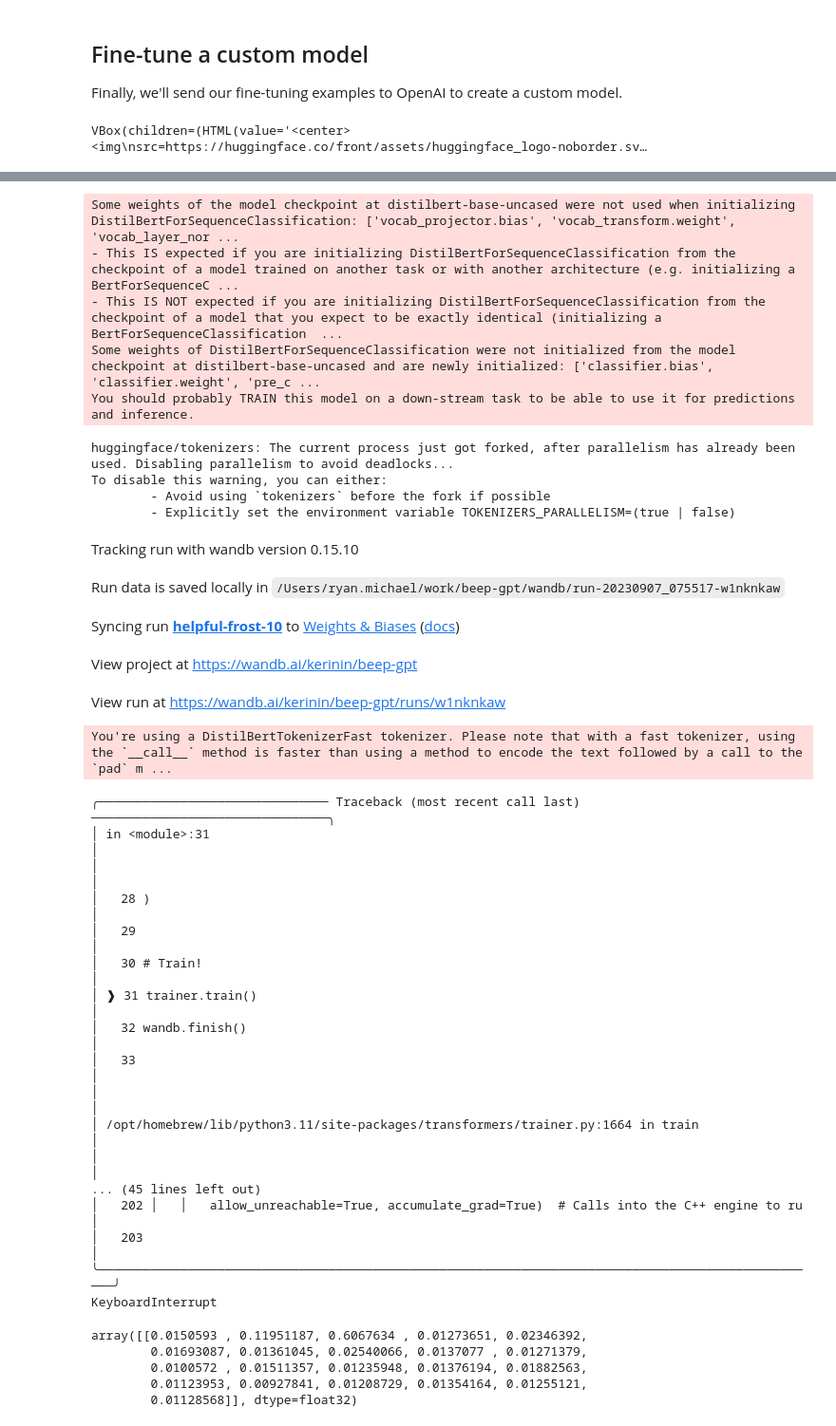
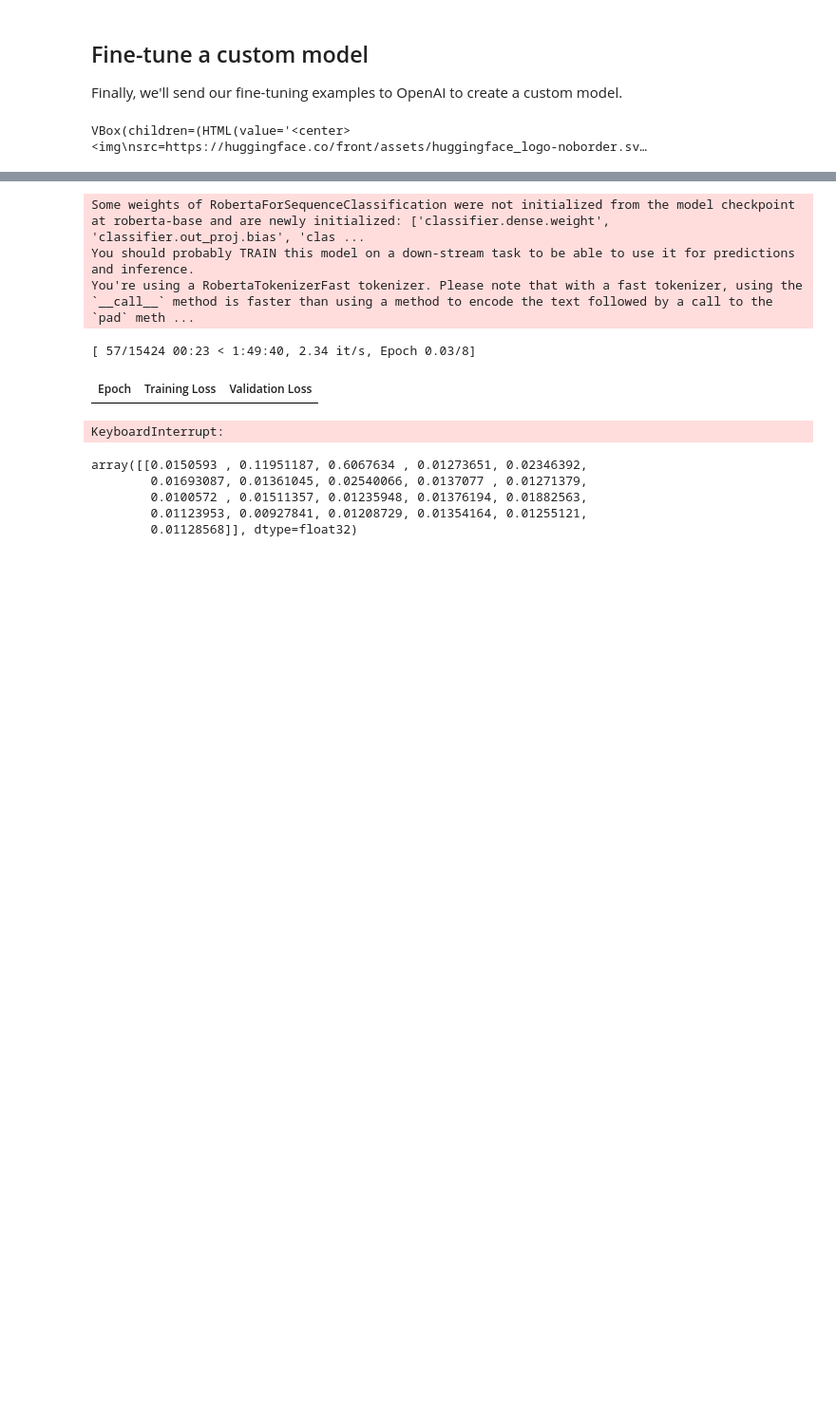
Before and after one commit to kaskada-ai/beep-gpt, a Jupyter notebook: FineTuning_huggingface.ipynb, the cells around one changed output, grey strips where cells are left out. Shown at 95% size. Cells and saved outputs as stored; diff of their text form; code cells hidden in the pictures; blank space fills up the shorter version.

```diff
--- a/FineTuning_huggingface.ipynb
+++ b/FineTuning_huggingface.ipynb
@@ -154,7 +154,7 @@ import numpy, json
 import json, re
 
 # Extract examples from historical data
-examples_df = examples.run().to_pandas().drop(["_time", "_key"], axis=1)
+examples_df = examples.to_pandas().drop(["_time", "_key"], axis=1)
 
 
 # Encode user ID labels
@@ -201,3 +201,20 @@ examples_df.dropna().to_parquet("examples.parquet")
 print("Wrote examples to 'examples.parquet'")
 # %% [output]
 Wrote examples to 'examples.parquet'
+# %%
+import pandas as pd
+from sklearn import preprocessing
+
+examples_json = pd.read_json("conversation_next_message_examples_joined.jsonl", lines=True)
+
+le = preprocessing.LabelEncoder()
+le.fit(examples_json["completion"])
+
+examples_df = pd.DataFrame({
+    "text": examples_json["prompt"],
+    "label": le.transform(examples_json["completion"]),
+})
+
+# Write examples to file
+examples_df.dropna().to_parquet("examples.parquet")
+print("Wrote examples to 'examples.parquet'")
@@ -227,10 +245,12 @@ from transformers import DataCollatorWithPadding
 import evaluate
 from transformers import AutoModelForSequenceClassification, TrainingArguments, Trainer
 
-model = "distilbert-base-uncased"
-#model = "roberta-base"
-#model = "bert-base-uncased"
-#model="gpt2-xl"
+#model = "distilbert-base-uncased" #512
+model = "roberta-base" #512
+#model = "bert-base-uncased" #512
+#model="gpt2-xl" #1024
+#model="gpt2-large"
+#model="gpt2-medium" #1024
 
 # Load data
 raw_dataset = load_dataset("parquet", data_files=["./examples.parquet"])
@@ -238,8 +258,9 @@ train_test_datasets = raw_dataset["train"].train_test_split(test_size=0.2)
 
 # Define tokenization
 tokenizer = AutoTokenizer.from_pretrained(model)
+tokenizer.pad_token = tokenizer.eos_token
 def tokenize_function(examples):
-    return tokenizer(examples["text"], max_length=512, truncation=True)
+    return tokenizer(examples["text"], max_length=1024, truncation=True)
 tokenized_dataset = train_test_datasets.map(tokenize_function, batched=True)
 
 # Define batch collation
@@ -259,67 +277,41 @@ Dataset parquet downloaded and prepared to /Users/ryan.michael/.cache/huggingfac
 model = AutoModelForSequenceClassification.from_pretrained(
     model, num_labels=len(le.classes_),
 )
 
 training_args = TrainingArguments(
     output_dir="my_awesome_model",
-    learning_rate=2e-5,
-    per_device_train_batch_size=32,
-    per_device_eval_batch_size=32,
+    learning_rate=1e-5,
+    per_device_train_batch_size=1,
+    per_device_eval_batch_size=1,
     num_train_epochs=8,
     weight_decay=0.01,
     evaluation_strategy="epoch",
     save_strategy="epoch",
     load_best_model_at_end=True,
     push_to_hub=False,
     report_to="wandb",
 )
 
 trainer = Trainer(
     model=model,
     args=training_args,
     train_dataset=tokenized_dataset["train"],
     eval_dataset=tokenized_dataset["test"],
     tokenizer=tokenizer,
     data_collator=data_collator,
     compute_metrics=compute_metrics,
 )
 
 # Train!
 trainer.train()
 wandb.finish()
 # %% [output]
-Some weights of the model checkpoint at distilbert-base-uncased were not used when initializing DistilBertForSequenceClassification: ['vocab_projector.bias', 'vocab_transform.weight', 'vocab_layer_nor ...
-- This IS expected if you are initializing DistilBertForSequenceClassification from the checkpoint of a model trained on another task or with another architecture (e.g. initializing a BertForSequenceC ...
-- This IS NOT expected if you are initializing DistilBertForSequenceClassification from the checkpoint of a model that you expect to be exactly identical (initializing a BertForSequenceClassification  ...
-Some weights of DistilBertForSequenceClassification were not initialized from the model checkpoint at distilbert-base-uncased and are newly initialized: ['classifier.bias', 'classifier.weight', 'pre_c ...
+Some weights of RobertaForSequenceClassification were not initialized from the model checkpoint at roberta-base and are newly initialized: ['classifier.dense.weight', 'classifier.out_proj.bias', 'clas ...
 You should probably TRAIN this model on a down-stream task to be able to use it for predictions and inference.
+You're using a RobertaTokenizerFast tokenizer. Please note that with a fast tokenizer, using the `__call__` method is faster than using a method to encode the text followed by a call to the `pad` meth ...
-huggingface/tokenizers: The current process just got forked, after parallelism has already been used. Disabling parallelism to avoid deadlocks...
-To disable this warning, you can either:
-        - Avoid using `tokenizers` before the fork if possible
-        - Explicitly set the environment variable TOKENIZERS_PARALLELISM=(true | false)
+[ 57/15424 00:23 < 1:49:40, 2.34 it/s, Epoch 0.03/8]
-Tracking run with wandb version 0.15.10
-Run data is saved locally in /Users/ryan.michael/work/beep-gpt/wandb/run-20230907_075517-w1nknkaw
-Syncing run helpful-frost-10 to Weights & Biases (docs)
-View project at https://wandb.ai/kerinin/beep-gpt
-View run at https://wandb.ai/kerinin/beep-gpt/runs/w1nknkaw
+| Epoch | Training Loss | Validation Loss |
-You're using a DistilBertTokenizerFast tokenizer. Please note that with a fast tokenizer, using the `__call__` method is faster than using a method to encode the text followed by a call to the `pad` m ...
+KeyboardInterrupt:
-╭─────────────────────────────── Traceback (most recent call last) ────────────────────────────────╮
-│ in <module>:31                                                                                   │
-│                                                                                                  │
-│   28 )                                                                                           │
-│   29                                                                                             │
-│   30 # Train!                                                                                    │
-│ ❱ 31 trainer.train()                                                                             │
-│   32 wandb.finish()                                                                              │
-│   33                                                                                             │
-│                                                                                                  │
-│ /opt/homebrew/lib/python3.11/site-packages/transformers/trainer.py:1664 in train                 │
-│                                                                                                  │
-... (45 lines left out)
-│   202 │   │   allow_unreachable=True, accumulate_grad=True)  # Calls into the C++ engine to ru   │
-│   203                                                                                            │
-╰──────────────────────────────────────────────────────────────────────────────────────────────────╯
-KeyboardInterrupt
 # %%
 from transformers import pipeline
 import torch
```
Also changed, not shown: parts of 6 cells of this notebook, 3 other files.
